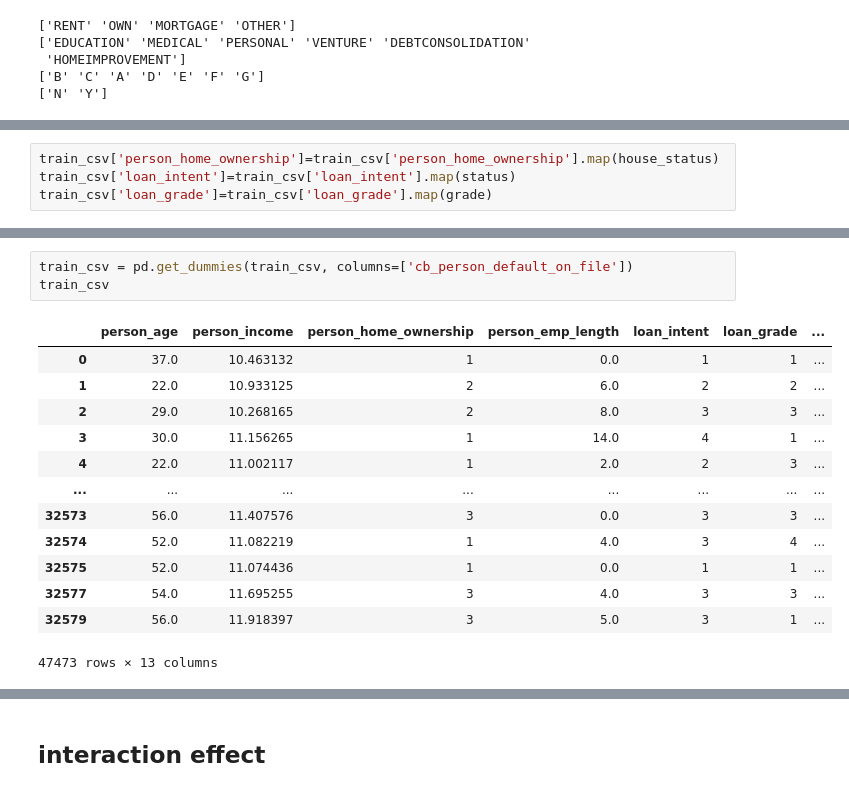
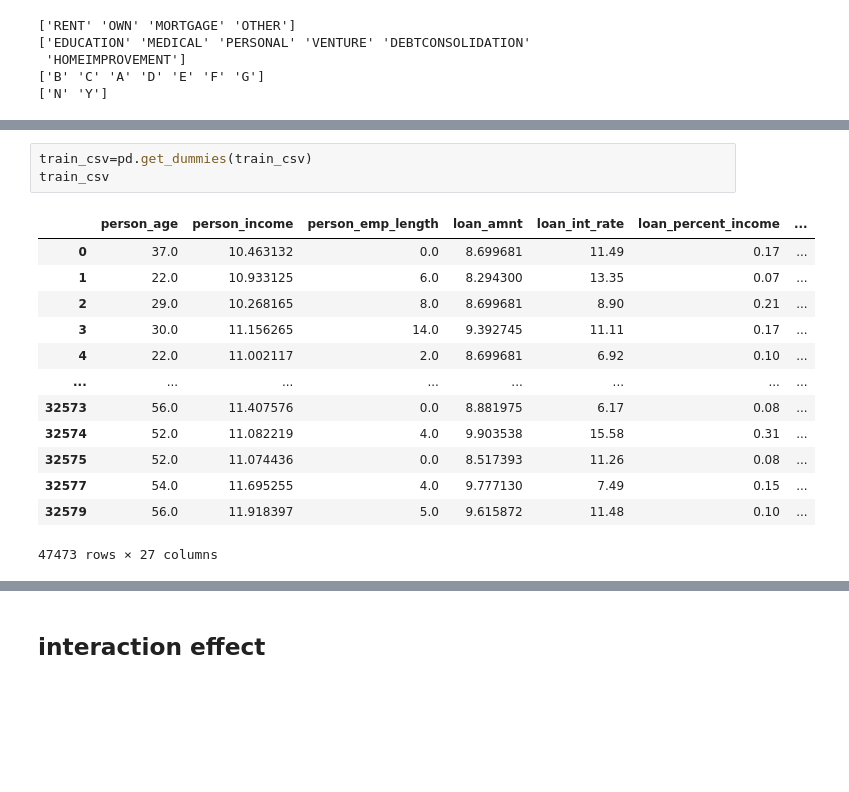
Before and after one commit to peterwhitehat142/kaggle_project, a Jupyter notebook: loan-approval.ipynb, the cells around one changed output, grey strips where cells are left out. Saved outputs shown, nothing was run; the diff lists cells and outputs as text; blank space fills up the shorter version.

```diff
--- a/loan-approval.ipynb
+++ b/loan-approval.ipynb
@@ -314,4 +297,0 @@ print(grade)
-# %%
-train_csv['person_home_ownership']=train_csv['person_home_ownership'].map(house_status)
-train_csv['loan_intent']=train_csv['loan_intent'].map(status)
-train_csv['loan_grade']=train_csv['loan_grade'].map(grade)
@@ -350,17 +298,17 @@ train_csv
 # %%
-train_csv = pd.get_dummies(train_csv, columns=['cb_person_default_on_file'])
+train_csv=pd.get_dummies(train_csv)
 train_csv
 # %% [output]
-|  | person_age | person_income | person_home_ownership | person_emp_length | loan_intent | loan_grade | ... |
-| 0 | 37.0 | 10.463132 | 1 | 0.0 | 1 | 1 | ... |
-| 1 | 22.0 | 10.933125 | 2 | 6.0 | 2 | 2 | ... |
-| 2 | 29.0 | 10.268165 | 2 | 8.0 | 3 | 3 | ... |
-| 3 | 30.0 | 11.156265 | 1 | 14.0 | 4 | 1 | ... |
-| 4 | 22.0 | 11.002117 | 1 | 2.0 | 2 | 3 | ... |
+|  | person_age | person_income | person_emp_length | loan_amnt | loan_int_rate | loan_percent_income | ... |
+| 0 | 37.0 | 10.463132 | 0.0 | 8.699681 | 11.49 | 0.17 | ... |
+| 1 | 22.0 | 10.933125 | 6.0 | 8.294300 | 13.35 | 0.07 | ... |
+| 2 | 29.0 | 10.268165 | 8.0 | 8.699681 | 8.90 | 0.21 | ... |
+| 3 | 30.0 | 11.156265 | 14.0 | 9.392745 | 11.11 | 0.17 | ... |
+| 4 | 22.0 | 11.002117 | 2.0 | 8.699681 | 6.92 | 0.10 | ... |
 | ... | ... | ... | ... | ... | ... | ... | ... |
-| 32573 | 56.0 | 11.407576 | 3 | 0.0 | 3 | 3 | ... |
-| 32574 | 52.0 | 11.082219 | 1 | 4.0 | 3 | 4 | ... |
-| 32575 | 52.0 | 11.074436 | 1 | 0.0 | 1 | 1 | ... |
-| 32577 | 54.0 | 11.695255 | 3 | 4.0 | 3 | 3 | ... |
-| 32579 | 56.0 | 11.918397 | 3 | 5.0 | 3 | 1 | ... |
+| 32573 | 56.0 | 11.407576 | 0.0 | 8.881975 | 6.17 | 0.08 | ... |
+| 32574 | 52.0 | 11.082219 | 4.0 | 9.903538 | 15.58 | 0.31 | ... |
+| 32575 | 52.0 | 11.074436 | 0.0 | 8.517393 | 11.26 | 0.08 | ... |
+| 32577 | 54.0 | 11.695255 | 4.0 | 9.777130 | 7.49 | 0.15 | ... |
+| 32579 | 56.0 | 11.918397 | 5.0 | 9.615872 | 11.48 | 0.10 | ... |
-47473 rows × 13 columns
+47473 rows × 27 columns
```
Also changed, not shown: parts of 68 cells of this notebook.
